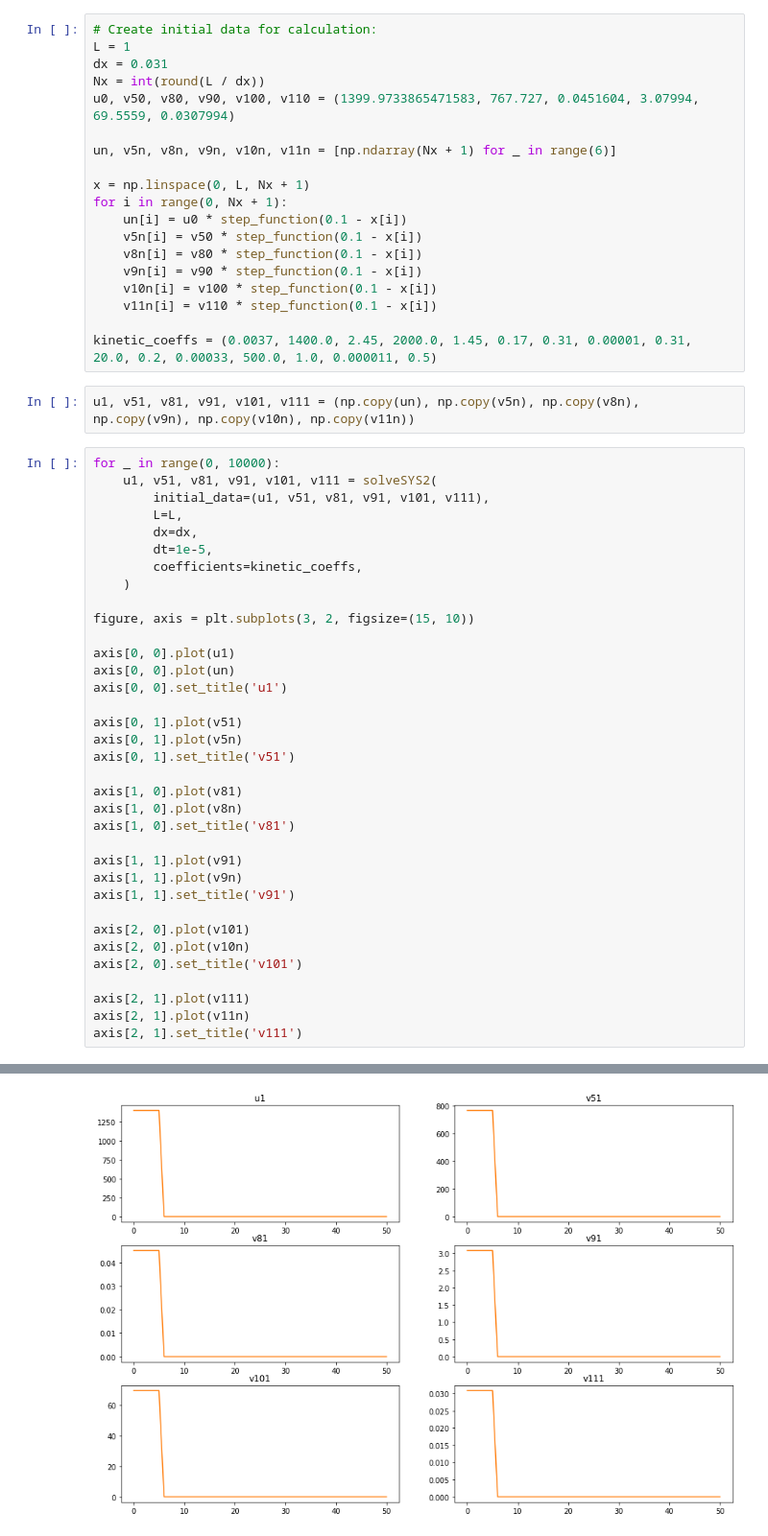
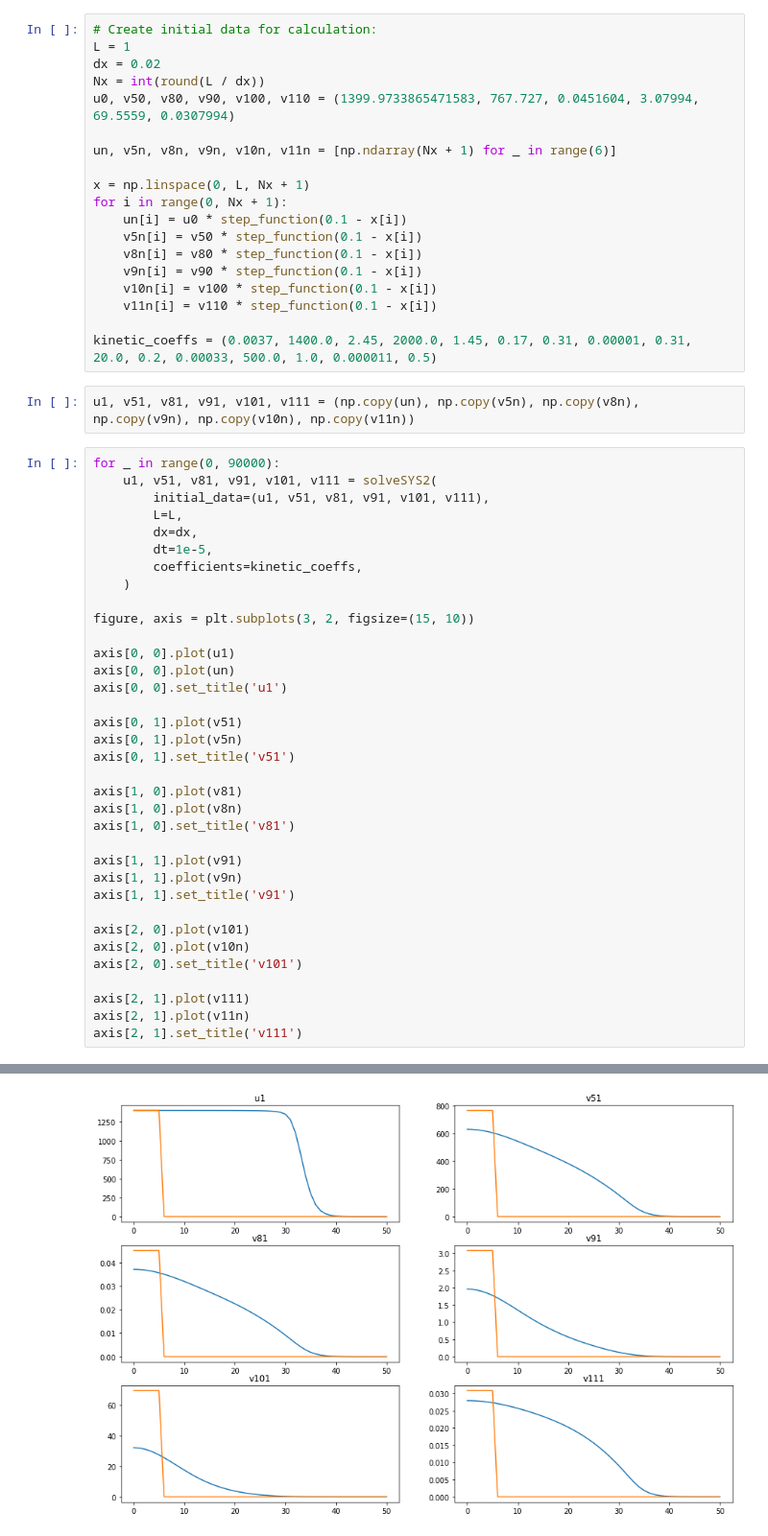
Before and after one commit to MakridinZV/diffusion, a Jupyter notebook: main.ipynb, the cells around one changed output, grey strips where cells are left out. Shown: that part at 96% size. Cells and saved outputs as stored; diff of their text form.

```diff
--- a/main.ipynb
+++ b/main.ipynb
@@ -9,7 +9,7 @@ import numpy as np
 # %%
 # Create initial data for calculation:
 L = 1
-dx = 0.031
+dx = 0.02
 Nx = int(round(L / dx))
 u0, v50, v80, v90, v100, v110 = (1399.9733865471583, 767.727, 0.0451604, 3.07994, 69.5559, 0.0307994)
 
@@ -28,7 +28,7 @@ kinetic_coeffs = (0.0037, 1400.0, 2.45, 2000.0, 1.45, 0.17, 0.31, 0.00001, 0.31,
 # %%
 u1, v51, v81, v91, v101, v111 = (np.copy(un), np.copy(v5n), np.copy(v8n), np.copy(v9n), np.copy(v10n), np.copy(v11n))
 # %%
-for _ in range(0, 10000):
+for _ in range(0, 90000):
     u1, v51, v81, v91, v101, v111 = solveSYS2(
         initial_data=(u1, v51, v81, v91, v101, v111),
         L=L,
@@ -37,31 +37,31 @@ for _ in range(0, 10000):
         coefficients=kinetic_coeffs,
     )
 
 figure, axis = plt.subplots(3, 2, figsize=(15, 10))
 
 axis[0, 0].plot(u1)
 axis[0, 0].plot(un)
 axis[0, 0].set_title('u1')
 
 axis[0, 1].plot(v51)
 axis[0, 1].plot(v5n)
 axis[0, 1].set_title('v51')
 
 axis[1, 0].plot(v81)
 axis[1, 0].plot(v8n)
 axis[1, 0].set_title('v81')
 
 axis[1, 1].plot(v91)
 axis[1, 1].plot(v9n)
 axis[1, 1].set_title('v91')
 
 axis[2, 0].plot(v101)
 axis[2, 0].plot(v10n)
 axis[2, 0].set_title('v101')
 
 axis[2, 1].plot(v111)
 axis[2, 1].plot(v11n)
 axis[2, 1].set_title('v111')
 # %% [output]
 Text(0.5, 1.0, 'v111')
-[figure, old version]
+[figure, new version]
```
